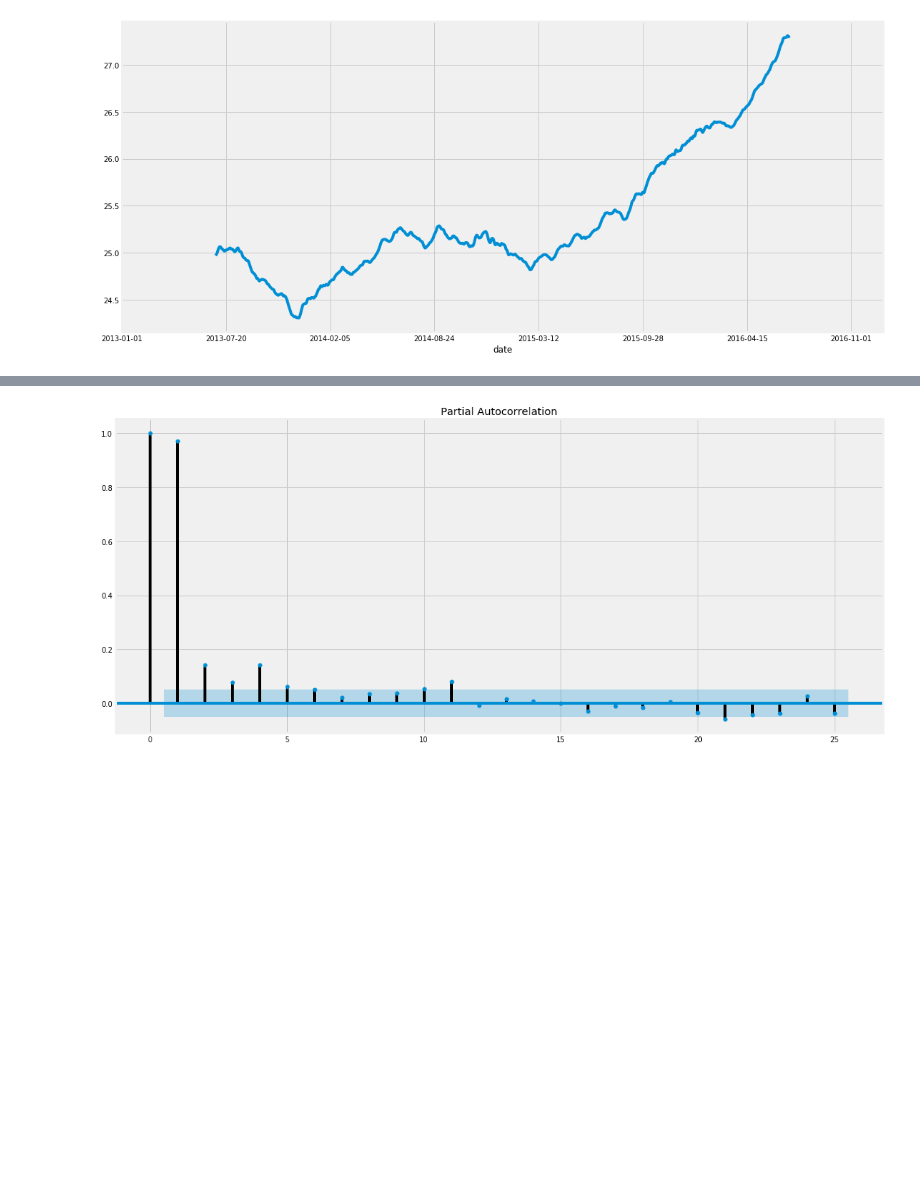
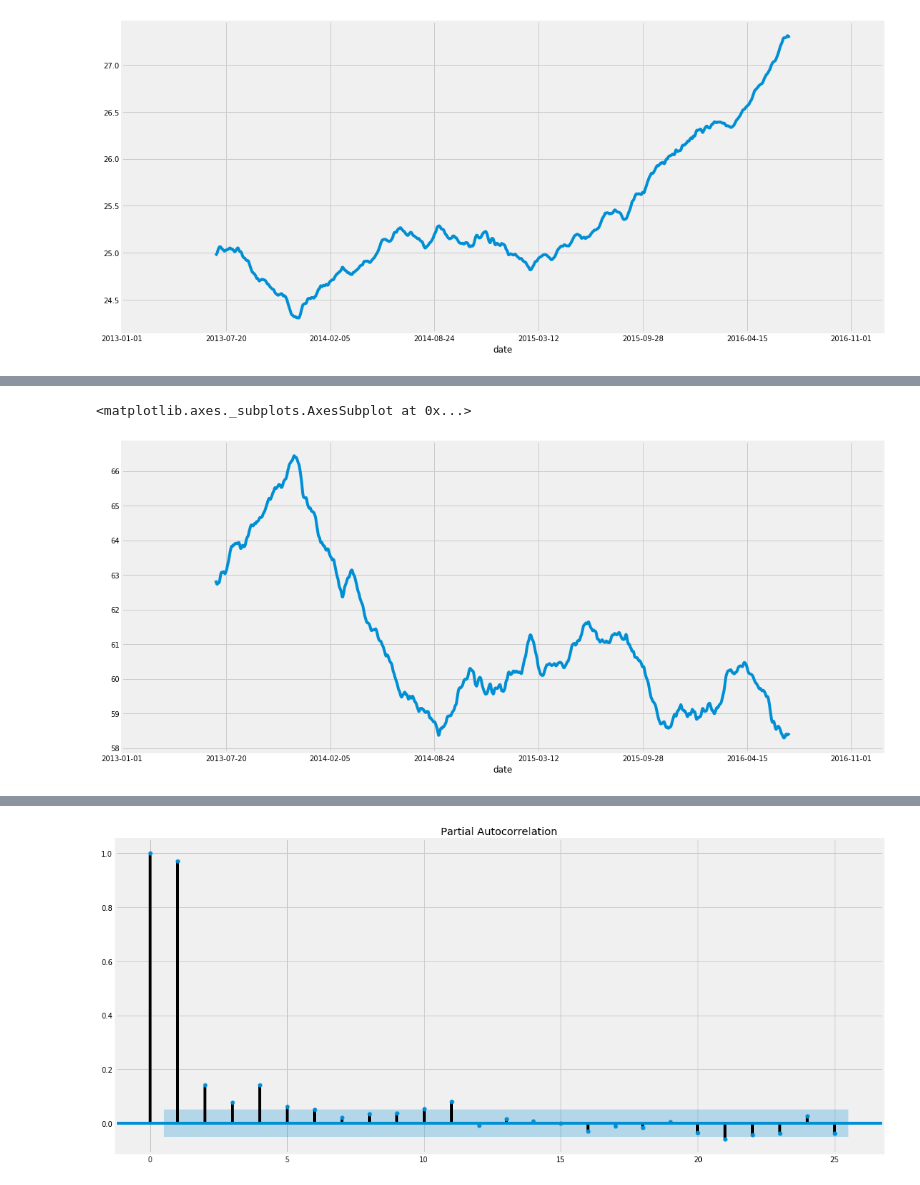
Before and after one commit to Knowledge-Precipitation-Tribe/Time-series-analysis, a Jupyter notebook: visualization.ipynb, the cells around one changed output, grey strips where cells are left out. Drawn from its saved outputs; the diff is of its cells as text; code cells hidden in the pictures; blank space fills up the shorter version.

```diff
--- a/visualization.ipynb
+++ b/visualization.ipynb
@@ -121,0 +146,5 @@ meantemp_data_volume.trend.plot()
+# %%
+humidity_data_volume.trend.plot()
+# %% [output]
+<matplotlib.axes._subplots.AxesSubplot at 0x...>
+[figure, added]
```
Also changed, not shown: parts of 64 cells of this notebook.
